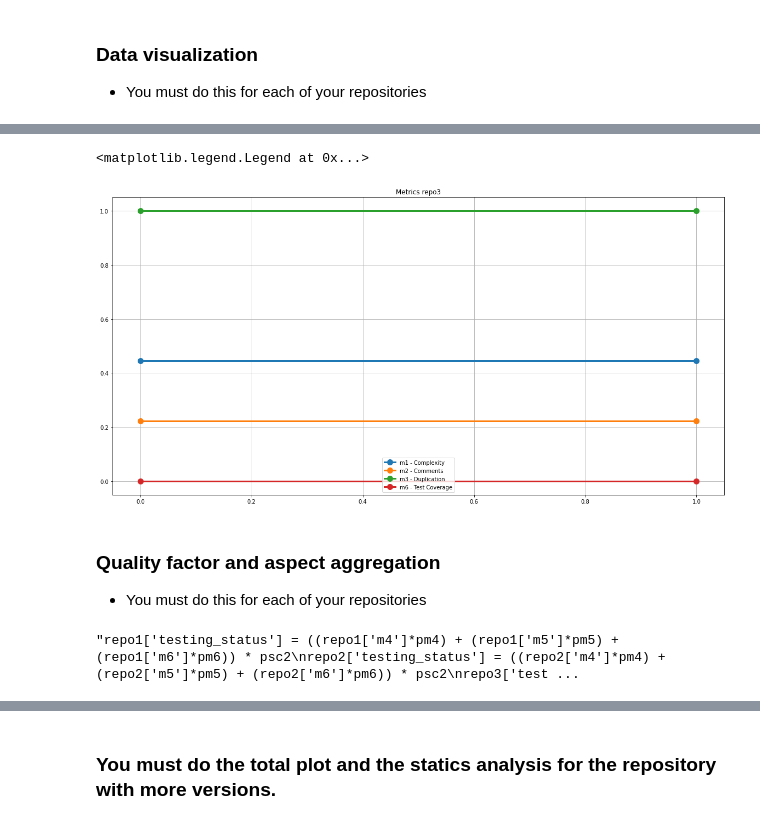
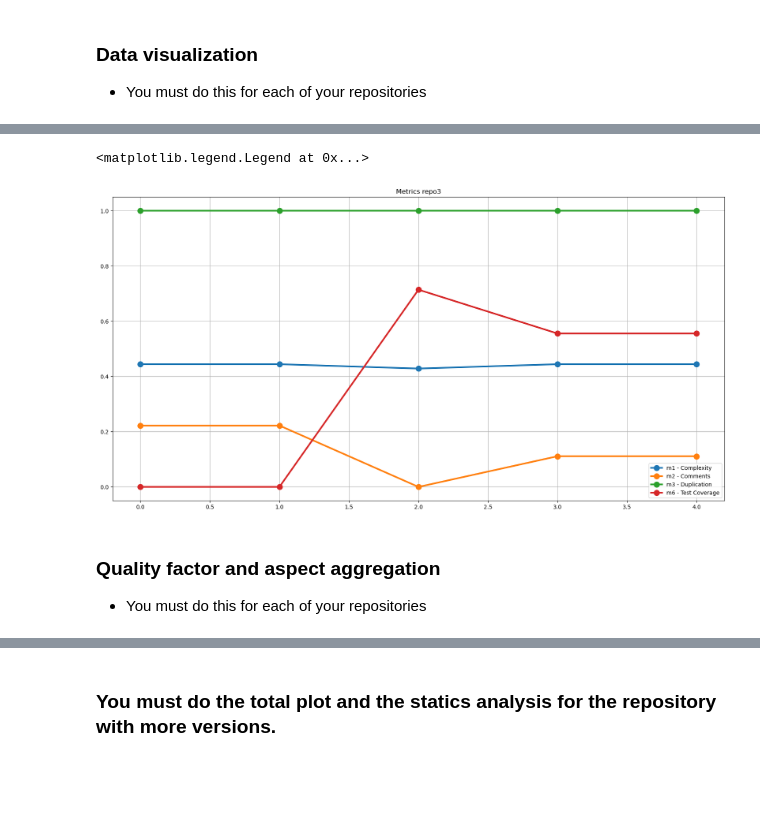
Before and after one commit to fga-eps-mds/2022-1-CAPJu-Doc, a Jupyter notebook: analytics.ipynb, the cells around one changed output, grey strips where cells are left out. Cells and saved outputs as stored; diff of their text form; code cells hidden in the pictures; blank space fills up the shorter version.

```diff
--- a/analytics.ipynb
+++ b/analytics.ipynb
@@ -61,7 +60,7 @@ for item in language:
 # %% [markdown]
 ##### Path to the folder with all your jsons
 # %%
-jsons = glob('analytics-raw-data/2022-1-CAPJu/*.json') # add your path here
+jsons = glob('analytics-raw-data-old/2022-1-CAPJu/*.json') # add your path here
 # %%
 def read_json(json_path):
 
@@ -332,7 +332,7 @@ def m4(df):
 
         return passed_tests
     except:
-        pass
+        return 0
 # %% [markdown]
 ##### Fast test builds
 # %%
@@ -345,7 +345,7 @@ def m5(df):
                                len(dir_df['test_execution_time'].astype(float))
         return density_fast_test_builds
     except:
-        pass
+        return 0
 # %% [markdown]
 ##### Test coverage
 # %%
@@ -381,15 +381,15 @@ def create_metrics_df(df):
         m1_list.append(m1(version_df))
         m2_list.append(m2(version_df))
         m3_list.append(m3(version_df))
-        #m4_list.append(m4(version_df))
-        #m5_list.append(m5(version_df))
+        m4_list.append(m4(version_df))
+        m5_list.append(m5(version_df))
         m6_list.append(m6(version_df))
 
         ncloc_list.append(_ncloc(version_df))
         repository_list.append(version_df['repository'].iloc[0])
         version_list.append(version)
 
-    """metrics_df = pd.DataFrame({'m1': m1_list,
+    metrics_df = pd.DataFrame({'m1': m1_list,
                                'm2': m2_list,
                                'm3': m3_list,
                                'm4': m4_list,
@@ -398,7 +398,7 @@ def create_metrics_df(df):
                                'repository': repository_list,
                                'version': version_list,
                                'ncloc': ncloc_list})
-    """
+
 
     metrics_df = pd.DataFrame({'m1': m1_list,
                                'm2': m2_list,
@@ -456,21 +456,21 @@ Ellipsis
 # %%
 fig = plt.figure(figsize=(20, 10))
 
 plt.grid(True)
 
 plt.title('Metrics repo3')
 plt.plot(repo3['m1'], linewidth=3, marker='o', markersize=10, label="m1 - Complexity")
 plt.plot(repo3['m2'], linewidth=3, marker='o', markersize=10, label="m2 - Comments")
 plt.plot(repo3['m3'], linewidth=3, marker='o', markersize=10, label="m3 - Duplication")
-"""plt.plot(repo3['m4'], linewidth=3, marker='o', markersize=10)
-plt.plot(repo3['m5'], linewidth=3, marker='o', markersize=10)
-"""
+# plt.plot(repo3['m4'], linewidth=3, marker='o', markersize=10)
+# plt.plot(repo3['m5'], linewidth=3, marker='o', markersize=10)
+
 plt.plot(repo3['m6'], linewidth=3, marker='o', markersize=10, label="m6 - Test Coverage")
 
 plt.legend(loc='best')
 # %% [output]
 <matplotlib.legend.Legend at 0x...>
-[figure, old version]
+[figure, new version]
 # %% [markdown]
 ### Quality factor and aspect aggregation
 
@@ -494,12 +494,9 @@ repo3['code_quality'] = ((repo3['m1']*pm1) + (repo3['m2']*pm2) + (repo3['m3']*pm
 repo1['testing_status'] = (repo1['m6']*pm6) * psc2
 repo2['testing_status'] = (repo1['m6']*pm6) * psc2
 repo3['testing_status'] = (repo1['m6']*pm6) * psc2
-"""repo1['testing_status'] = ((repo1['m4']*pm4) + (repo1['m5']*pm5) + (repo1['m6']*pm6)) * psc2
+repo1['testing_status'] = ((repo1['m4']*pm4) + (repo1['m5']*pm5) + (repo1['m6']*pm6)) * psc2
 repo2['testing_status'] = ((repo2['m4']*pm4) + (repo2['m5']*pm5) + (repo2['m6']*pm6)) * psc2
 repo3['testing_status'] = ((repo3['m4']*pm4) + (repo3['m5']*pm5) + (repo3['m6']*pm6)) * psc2
-"""
-# %% [output]
-"repo1['testing_status'] = ((repo1['m4']*pm4) + (repo1['m5']*pm5) + (repo1['m6']*pm6)) * psc2\nrepo2['testing_status'] = ((repo2['m4']*pm4) + (repo2['m5']*pm5) + (repo2['m6']*pm6)) * psc2\nrepo3['test ...
 # %%
 fig = plt.figure(figsize=(20, 10))
 
```
Also changed, not shown: parts of 20 cells of this notebook.
